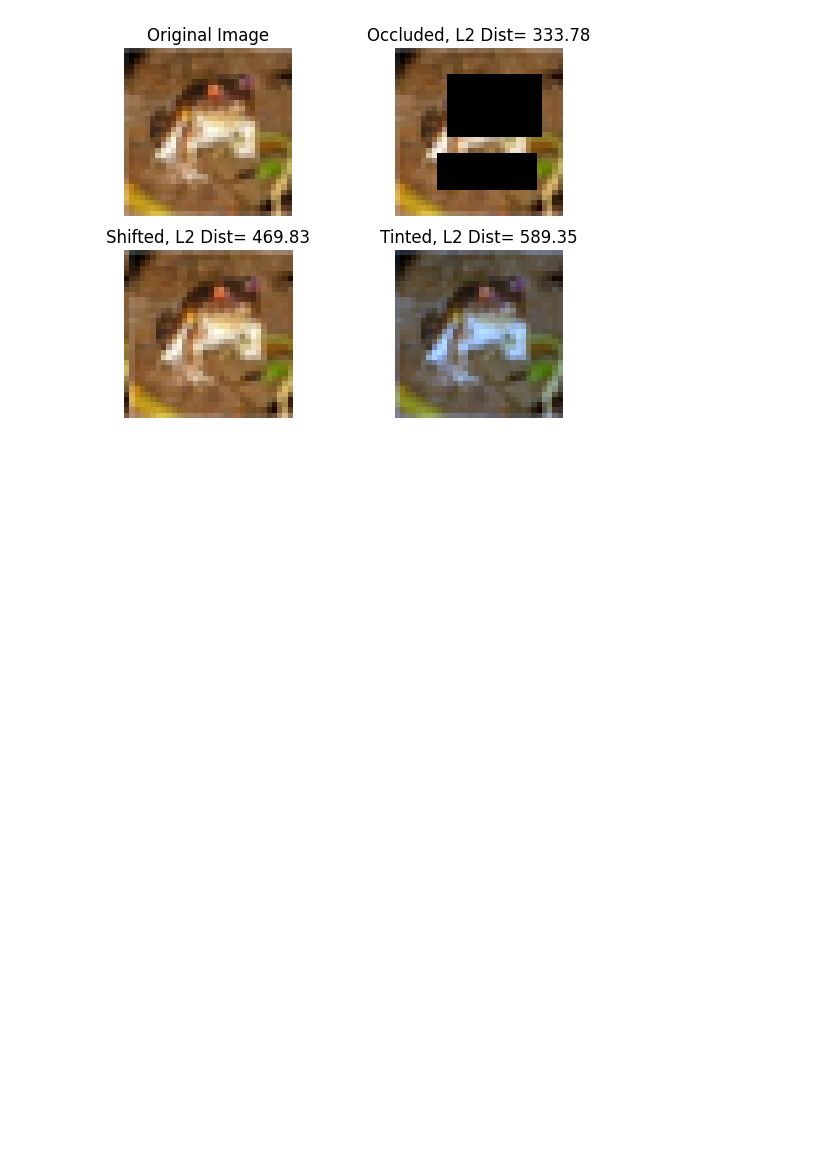
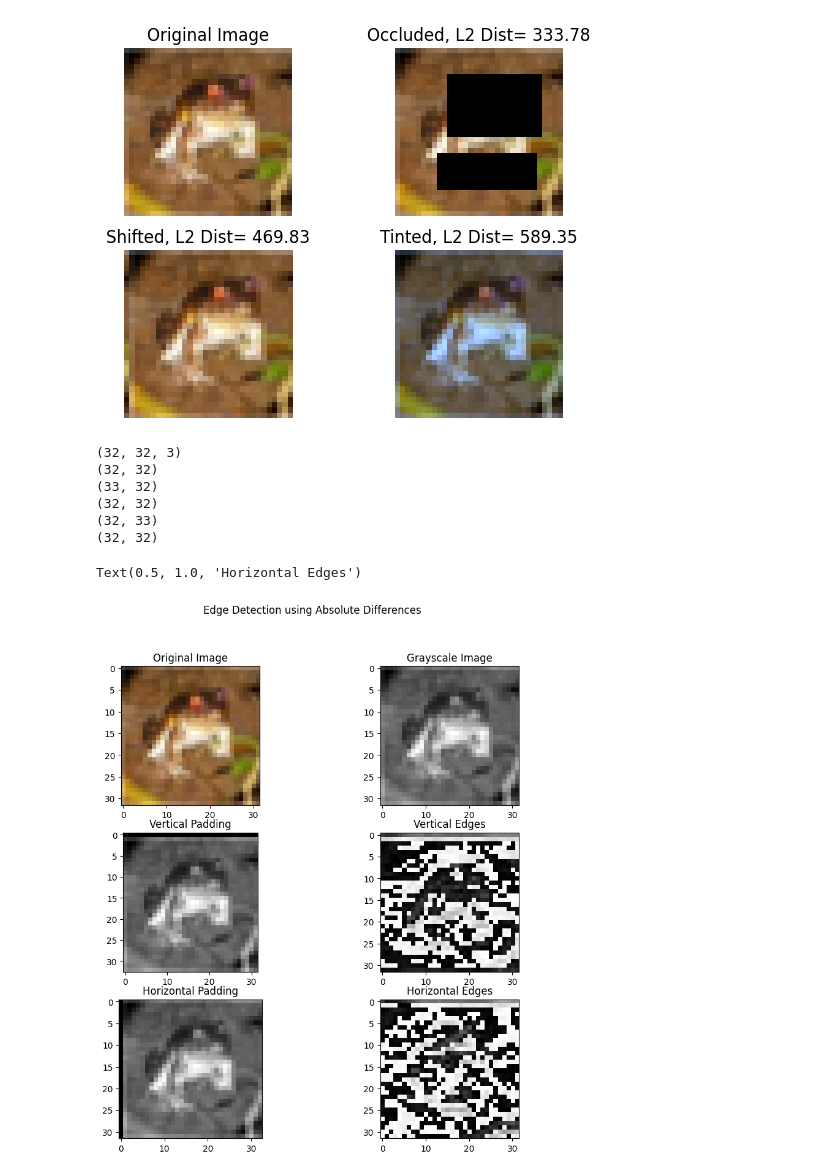
Before and after one commit to adityaswamii/deep-learning-for-cv, a Jupyter notebook: lectures/1-image-classification.ipynb, the cells around one changed output. Saved outputs shown, nothing was run; the diff lists cells and outputs as text; code cells hidden in the pictures; blank space fills up the shorter version.

```diff
--- a/lectures/1-image-classification.ipynb
+++ b/lectures/1-image-classification.ipynb
@@ -323,3 +334,52 @@ L2 distance between original and occluded image: 333.78
 L2 distance between original and shifted image: 469.83
 L2 distance between original and tinted image: 589.35
 [figure]
+# %%
+plt.figure(figsize=(10,10))
+plt.suptitle('Edge Detection using Absolute Differences')
+
+plt.subplot(321)
+print(image.shape)
+plt.imshow(image)
+plt.title('Original Image')
+
+plt.subplot(322)
+bw_img = np.mean(image, axis=2)
+print(bw_img.shape)
+plt.imshow(bw_img, cmap='gray')
+plt.title('Grayscale Image')
+
+plt.subplot(323)
+vpadded_img = np.pad(bw_img, ((1,0), (0,0)), mode='constant', constant_values=0)
+print(vpadded_img.shape)
+plt.imshow(vpadded_img, cmap='gray')
+plt.title('Vertical Padding')
+
+plt.subplot(324)
+rows = vpadded_img.shape[0]
+edge_img = [vpadded_img[r, :] - vpadded_img[r-1, :] for r in range(1, rows)]
+print(np.array(edge_img).shape)
+plt.imshow(np.array(edge_img).astype('uint8'), cmap='gray')
+plt.title('Vertical Edges')
+
+plt.subplot(325)
+hpadded_img = np.pad(bw_img, ((0,0), (1,0)), mode='constant', constant_values=0)
+print(hpadded_img.shape)
+plt.imshow(hpadded_img, cmap='gray')
+plt.title('Horizontal Padding')
+
+plt.subplot(326)
+cols = hpadded_img.shape[1]
+hedge_img = [hpadded_img[:, c] - hpadded_img[:, c-1] for c in range(1, cols)]
+print(np.array(hedge_img).shape)
+plt.imshow(np.array(hedge_img).astype('uint8'), cmap='gray')
+plt.title('Horizontal Edges')
+# %% [output]
+(32, 32, 3)
+(32, 32)
+(33, 32)
+(32, 32)
+(32, 33)
+(32, 32)
+Text(0.5, 1.0, 'Horizontal Edges')
+[figure, added]
```
Also changed, not shown: parts of 5 cells of this notebook, 6 other files.
